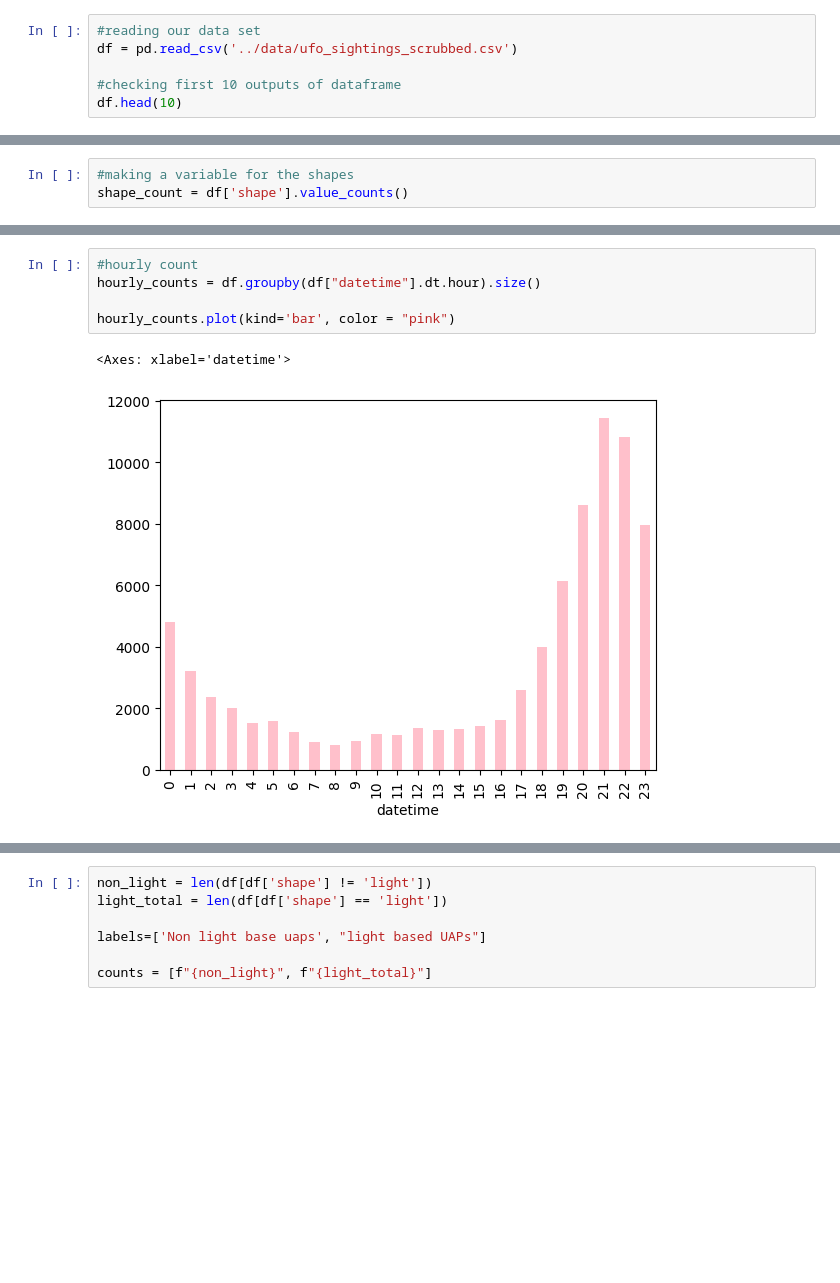
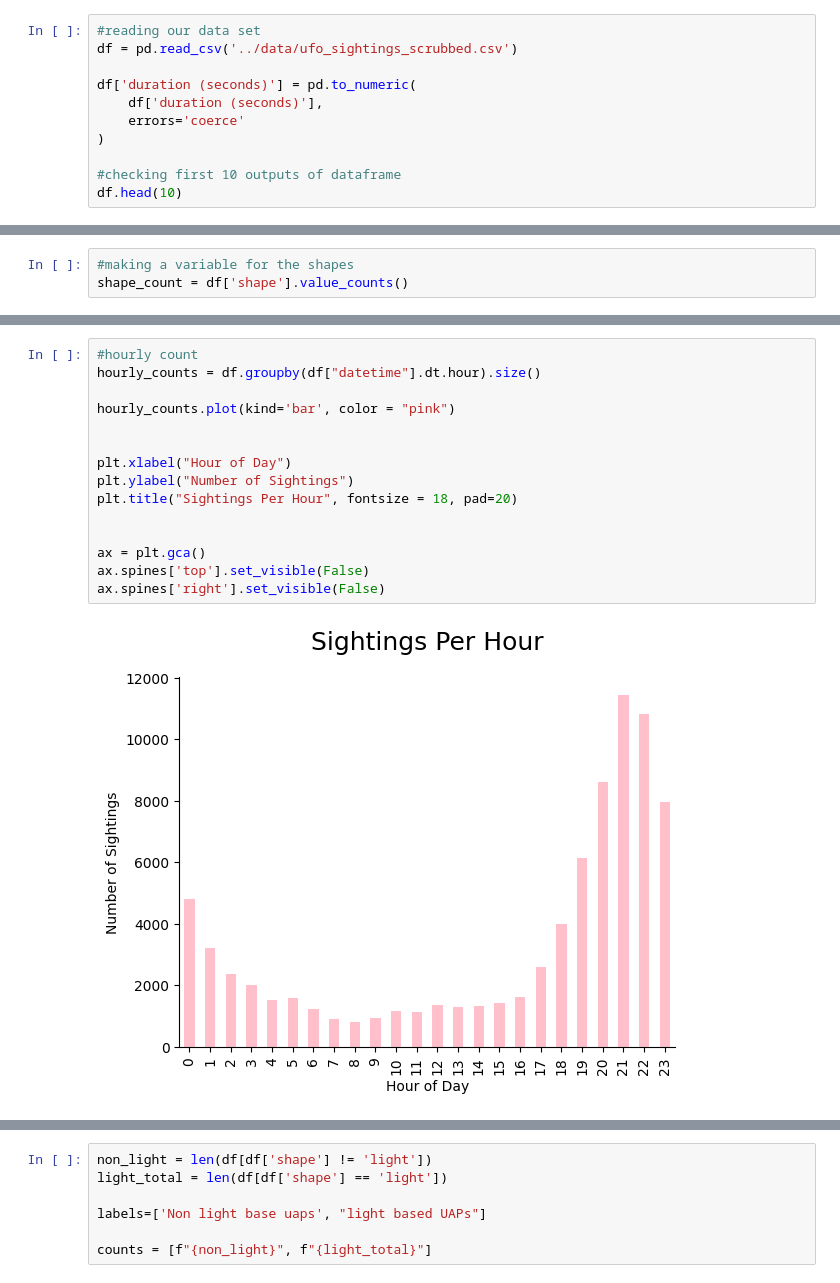
Before and after one commit to FischerLogan/statistical_analysis_of_aerial_phenomena, a Jupyter notebook: notebook/refined_analysis.ipynb, the cells around one changed output, grey strips where cells are left out. Cells and saved outputs as stored; diff of their text form; blank space fills up the shorter version.

```diff
--- a/notebook/refined_analysis.ipynb
+++ b/notebook/refined_analysis.ipynb
@@ -8,6 +8,11 @@ import datetime
 #reading our data set
 df = pd.read_csv('../data/ufo_sightings_scrubbed.csv')
 
+df['duration (seconds)'] = pd.to_numeric(
+    df['duration (seconds)'],
+    errors='coerce'
+)
+
 #checking first 10 outputs of dataframe
 df.head(10)
 # %% [output]
@@ -170,8 +151,17 @@ plt.xticks(rotation=65, ha="right")
 # %%
 #hourly count
 hourly_counts = df.groupby(df["datetime"].dt.hour).size()
 
 hourly_counts.plot(kind='bar', color = "pink")
+
+
+plt.xlabel("Hour of Day")
+plt.ylabel("Number of Sightings")
+plt.title("Sightings Per Hour", fontsize = 18, pad=20)
+
+
+ax = plt.gca()
+ax.spines['top'].set_visible(False)
+ax.spines['right'].set_visible(False)
 # %% [output]
-<Axes: xlabel='datetime'>
-[figure, old version]
+[figure, new version]
```
Also changed, not shown: parts of 15 cells of this notebook.
